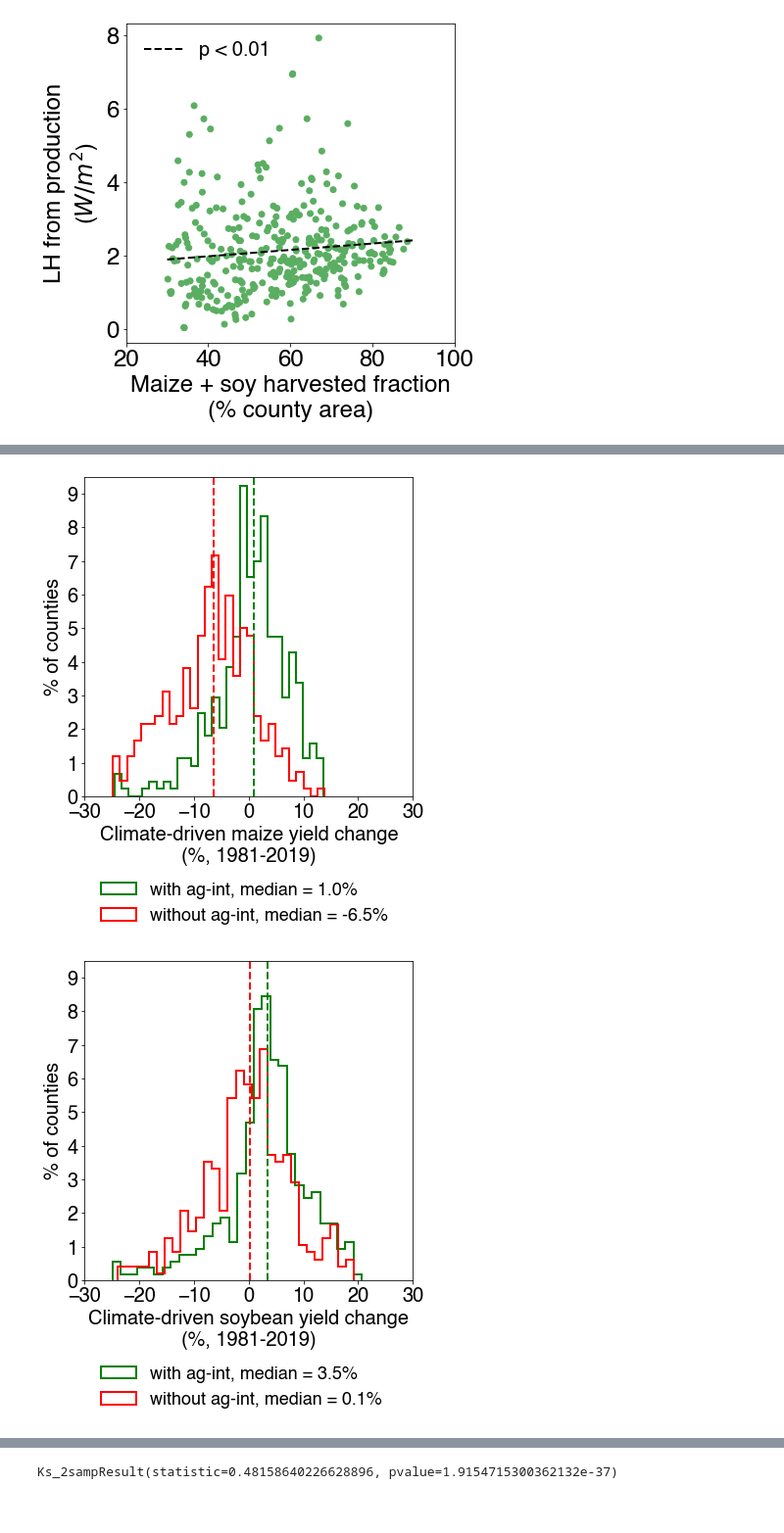
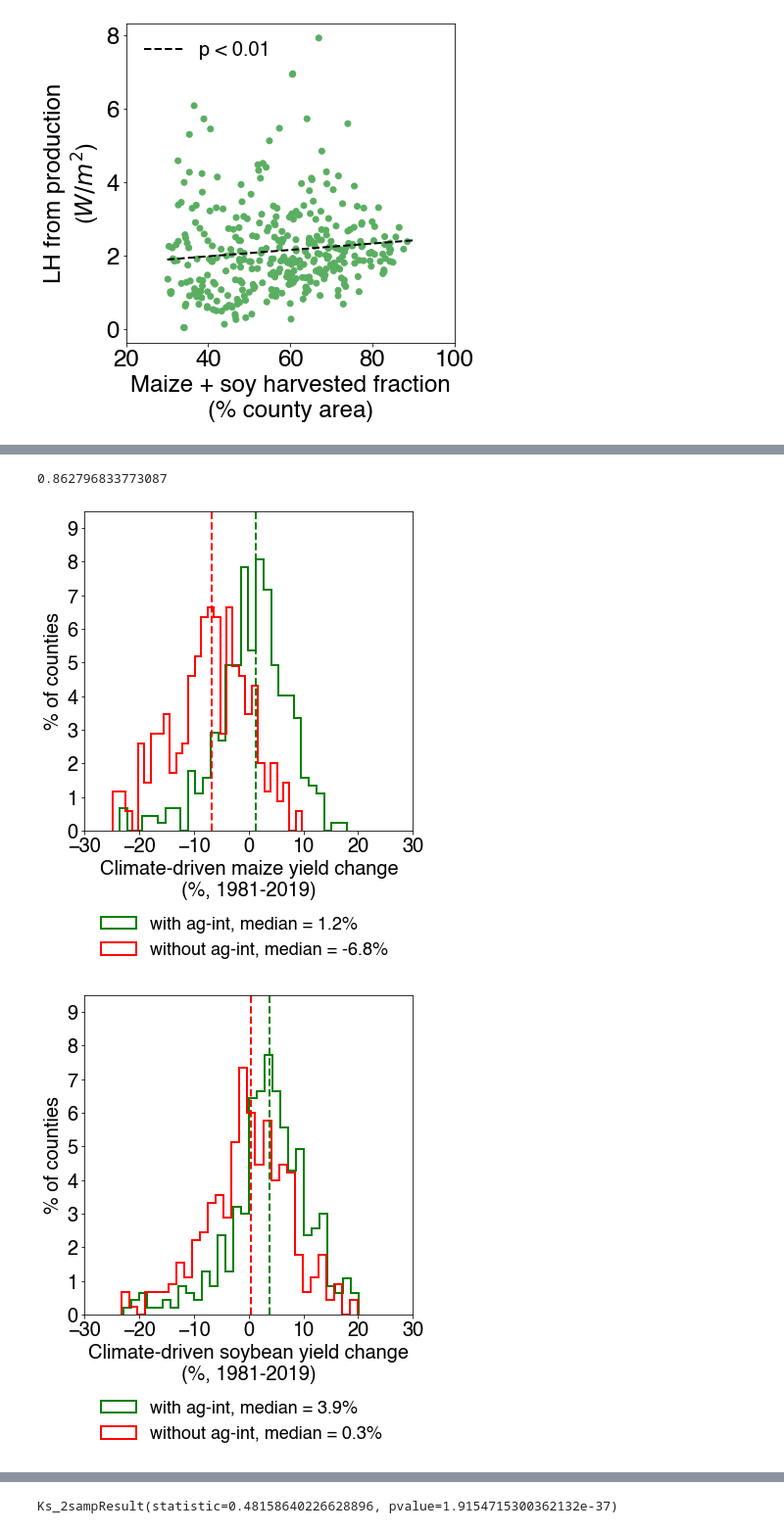
Before and after one commit to ecoffel/2020-ag-climate, a Jupyter notebook: ag_crop_climate_feedback_analysis_2.ipynb, the cells around one changed output, grey strips where cells are left out. Shown at 98% size. Drawn from its saved outputs; the diff is of its cells as text; code cells hidden in the pictures.

```diff
--- a/ag_crop_climate_feedback_analysis_2.ipynb
+++ b/ag_crop_climate_feedback_analysis_2.ipynb
@@ -1467,5 +189,5 @@ with gzip.open('cc-feedback-analysis.dat', 'wb') as f:
 # %%
-with gzip.open('cc-feedback-analysis-100-100.dat', 'rb') as f:
+with gzip.open('cc-feedback-analysis-%d-%d-new.dat'%(n_bootstraps, n_samples), 'rb') as f:
     ccFeedbackAnalysis = pickle.load(f)
 # %%
 fipsSel = ccFeedbackAnalysis['fipsSel']
@@ -1651,7 +322,7 @@ l1.get_frame().set_linewidth(0)
 # %%
 # calculate mean yield, kdd, gdd, and trends across all counties to use for percent corrections in maps below
+
 curCountyList = usCounties.copy()
-useDeepak = False
 
 countyAcAll = np.array([np.nanmean(a) for a in usCounties['maizeCountyArea']])
 haMaizeAllAc = np.array([np.nanmean(a) for a in usCounties['maizeHarvestedArea']])
@@ -1763,9 +434,25 @@ else:
             else:
                 totalHaTrendAll[c] += mdl.params[1]
 
-nn = np.where((totalProdTrendAll > 0) & (~np.isnan(np.nanmedian(np.nanmedian(lhFromFeedback,axis=2), axis=1))) & (~np.isnan(haTotalFracAll)) & (mdl_LH_Y_PValues['TotalProd_DetrendAnom'] < 0.05))[0]
-nnIr = np.where((totalProdTrendAll > 0) & (~np.isnan(np.nanmedian(np.nanmedian(lhFromFeedback,axis=2), axis=1))) & (~np.isnan(haTotalFracAll)) & (~np.isnan(irSel)) & (mdl_LH_Y_PValues['TotalProd_DetrendAnom'] < 0.05))[0]
-nnNonIr = np.where((totalProdTrendAll > 0) & (~np.isnan(np.nanmedian(np.nanmedian(lhFromFeedback,axis=2), axis=1))) & (~np.isnan(haTotalFracAll)) & (np.isnan(irSel))& (mdl_LH_Y_PValues['TotalProd_DetrendAnom'] < 0.05))[0]
+nn = np.where((totalProdTrendAll > 0) & \
+              (~np.isnan(np.nanmedian(np.nanmedian(lhFromFeedback,axis=2), axis=1))) & \
+              (~np.isnan(haTotalFracAll)) & \
+              (np.nansum(mdl_LH_Y_PValues['TotalProd_DetrendAnom'] < 0.05, axis=1) > 50))[0]
+
+nnIr = np.where((totalProdTrendAll > 0) & \
+                (~np.isnan(np.nanmedian(np.nanmedian(lhFromFeedback,axis=2), axis=1))) & \
+                (~np.isnan(haTotalFracAll)) & (~np.isnan(irSel)) & \
+                (np.nansum(mdl_LH_Y_PValues['TotalProd_DetrendAnom'] < 0.05, axis=1) > 50))[0]
+
+nnNonIr = np.where((totalProdTrendAll > 0) & \
+                   (~np.isnan(np.nanmedian(np.nanmedian(lhFromFeedback,axis=2), axis=1))) & \
+                   (~np.isnan(haTotalFracAll)) & \
+                   (np.isnan(irSel)) & \
+                   (np.nansum(mdl_LH_Y_PValues['TotalProd_DetrendAnom'] < 0.05, axis=1) > 50))[0]
+
+nnAll = np.where((~np.isnan(np.nanmedian(np.nanmedian(lhFromFeedback,axis=2), axis=1))) & \
+                   (~np.isnan(haTotalFracAll)) & \
+                   (np.isnan(irSel)))[0]
 # noOutlierInd = np.where((abs(scipy.stats.zscore(lhFromFeedback[nn]/haTotalFracAll[nn])) < 1))[0]
 adjNn = nn#[noOutlierInd]
 # adjNnIr = np.intersect1d(adjNn, irSel)
@@ -1822,3 +674,5 @@ np.nanmedian(mdl_LH_Y_Coefs['TotalProd_DetrendAnom'][nnIr])
+# %%
+NYears = usCounties['seasonalPrecip'][2].size
 # %%
 # fraction counties with positive signficant prod coefficient
 
@@ -2377,9 +1237,15 @@ maizeYieldChgNoAgInt = np.reshape(maizeYieldChgNoAgInt, [maizeYieldChgNoAgInt.si
+# %%
+len(nnNonIr)/len(adjNn)
+# %% [output]
+0.862796833773087
 # %%
 from scipy.stats import norm
 
+cur_nn = adjNn#nnNonIr
+
 # convert these trends back to changes over the time period
-nnAgInt = adjNn[np.where(~np.isnan((maizeYieldChgFeedbackWithAgInt[adjNn,0,0]*NYears/10)/np.nanmean(countyMaizeYield[adjNn], axis=1)*100))[0]]
-nnNoAgInt = adjNn[np.where(~np.isnan((maizeYieldChgFeedbackWithoutAgInt[adjNn,0,0]*NYears/10)/np.nanmean(countyMaizeYield[adjNn], axis=1)*100))[0]]
+nnAgInt = cur_nn[np.where(~np.isnan((maizeYieldChgFeedbackWithAgInt[cur_nn,0,0]*NYears/10)/np.nanmean(countyMaizeYield[cur_nn], axis=1)*100))[0]]
+nnNoAgInt = cur_nn[np.where(~np.isnan((maizeYieldChgFeedbackWithoutAgInt[cur_nn,0,0]*NYears/10)/np.nanmean(countyMaizeYield[cur_nn], axis=1)*100))[0]]
 
 maizeYieldChgAgInt = (np.nanmean(np.nanmean(maizeYieldChgFeedbackWithAgInt[nnAgInt, :, :], axis=2), axis=1)*NYears/10)/np.nanmean(countyMaizeYield[nnAgInt], axis=1)*100
 maizeYieldChgNoAgInt = (np.nanmean(np.nanmean(maizeYieldChgFeedbackWithoutAgInt[nnNoAgInt, :, :], axis=2), axis=1)*NYears/10)/np.nanmean(countyMaizeYield[nnNoAgInt], axis=1)*100
@@ -2424,18 +1290,20 @@ plt.xticks([-30, -20, -10, 0, 10, 20, 30], fontsize=20)
 leg = plt.legend(prop = {'size':18, 'family':'Helvetica'}, loc = 'lower left', bbox_to_anchor=(0, -.45))
 leg.get_frame().set_linewidth(0.0)
 
-# if useDeepak:
-#     plt.savefig('maize-yield-chg-with-and-without-feedback-deepak-%s.png'%wxData, format='png', dpi=500, bbox_inches = 'tight', pad_inches = 0.01)
-# else:
-#     plt.savefig('maize-yield-chg-with-and-without-feedback-nass-%s.png'%wxData, format='png', dpi=500, bbox_inches = 'tight', pad_inches = 0.01)
+if useDeepak:
+    plt.savefig('maize-yield-chg-with-and-without-feedback-deepak-%s.png'%wxData, format='png', dpi=500, bbox_inches = 'tight', pad_inches = 0.01)
+else:
+    plt.savefig('maize-yield-chg-with-and-without-feedback-nass-%s-unc-%d-%d.png'%(wxData, n_samples, n_bootstraps), format='png', dpi=500, bbox_inches = 'tight', pad_inches = 0.02)
 # %% [output]
-[figure, old version]
+[figure, new version]
 # %%
 from scipy.stats import norm
 
+cur_nn = adjNn#nnNonIr
+
 # convert these trends back to changes over the time period
-nnAgInt = adjNn[np.where(~np.isnan((soybeanYieldChgFeedbackWithAgInt[adjNn, 0, 0]*NYears/10)/np.nanmean(countySoybeanYield[adjNn], axis=1)*100))[0]]
-nnNoAgInt = adjNn[np.where(~np.isnan((soybeanYieldChgFeedbackWithoutAgInt[adjNn, 0, 0]*NYears/10)/np.nanmean(countySoybeanYield[adjNn], axis=1)*100))[0]]
+nnAgInt = cur_nn[np.where(~np.isnan((soybeanYieldChgFeedbackWithAgInt[cur_nn, 0, 0]*NYears/10)/np.nanmean(countySoybeanYield[cur_nn], axis=1)*100))[0]]
+nnNoAgInt = cur_nn[np.where(~np.isnan((soybeanYieldChgFeedbackWithoutAgInt[cur_nn, 0, 0]*NYears/10)/np.nanmean(countySoybeanYield[cur_nn], axis=1)*100))[0]]
 
 soybeanYieldChgAgInt = (np.nanmean(np.nanmean(soybeanYieldChgFeedbackWithAgInt[nnAgInt, :, :], axis=2), axis=1)*NYears/10)/np.nanmean(countySoybeanYield[nnAgInt], axis=1)*100
 soybeanYieldChgNoAgInt = (np.nanmean(np.nanmean(soybeanYieldChgFeedbackWithoutAgInt[nnNoAgInt, :, :], axis=2), axis=1)*NYears/10)/np.nanmean(countySoybeanYield[nnNoAgInt], axis=1)*100
@@ -2454,38 +1322,38 @@ elif wxData == 'gldas':
 histAgIntN, histAgIntBins, histAgIntPatches = plt.hist(soybeanYieldChgAgInt, bins=30, density=True, histtype='step', color='g', lw=2, \
                                                        label='with ag-int, median = %0.1f%%'%np.nanmedian(soybeanYieldChgAgInt))
 
 histNoAgIntN, histNoAgIntBins, histNoAgIntPatches = plt.hist(soybeanYieldChgNoAgInt, bins=30, density=True, histtype='step', color='r', lw=2, \
                                                              label='without ag-int, median = %0.1f%%'%np.nanmedian(soybeanYieldChgNoAgInt))
 
 if wxData == 'era5':
 #     plt.plot([0,0], [0,0.09], '-k', lw=2)
     plt.plot([np.nanmedian(soybeanYieldChgAgInt),np.nanmedian(soybeanYieldChgAgInt)], [0,0.095], '--g', lw=2)
     plt.plot([np.nanmedian(soybeanYieldChgNoAgInt),np.nanmedian(soybeanYieldChgNoAgInt)], [0,0.095], '--r', lw=2)
 elif wxData == 'gldas':
     plt.plot([0,0], [0,0.1], '-k', lw=2)
     plt.plot([np.nanmedian(soybeanYieldChgAgInt),np.nanmedian(soybeanYieldChgAgInt)], [0,0.1], '--g', lw=2)
     plt.plot([np.nanmedian(soybeanYieldChgNoAgInt),np.nanmedian(soybeanYieldChgNoAgInt)], [0,0.1], '--r', lw=2)
 \
 plt.xlabel('Climate-driven soybean yield change\n(%, 1981-2019)', fontsize=20)
 plt.ylabel('% of counties', fontsize=20)
 if wxData == 'era5':
     plt.yticks([0, .01, .02, .03, .04, .05, .06, .07, .08, .09], fontsize=20)
     plt.gca().set_yticklabels([0,1,2,3,4,5,6,7, 8, 9], fontsize=20)
 elif wxData == 'gldas':
     plt.yticks([0, .01, .02, .03, .04, .05, .06, .07, .08, .09, .1], fontsize=20)
     plt.gca().set_yticklabels([0,1,2,3,4,5,6,7,8,9,10], fontsize=20)
 
 plt.xticks([-30, -20, -10, 0, 10, 20, 30], fontsize=20)
 
 leg = plt.legend(prop = {'size':18, 'family':'Helvetica'}, loc = 'lower left', bbox_to_anchor=(0, -.45))
 leg.get_frame().set_linewidth(0.0)
 
-# if useDeepak:
-#     plt.savefig('soybean-yield-chg-with-and-without-feedback-deepak-%s.png'%wxData, format='png', dpi=500, bbox_inches = 'tight', pad_inches = 0.01)
-# else:
-#     plt.savefig('soybean-yield-chg-with-and-without-feedback-nass-%s.png'%wxData, format='png', dpi=500, bbox_inches = 'tight', pad_inches = 0.01)
+if useDeepak:
+    plt.savefig('soybean-yield-chg-with-and-without-feedback-deepak-%s.png'%wxData, format='png', dpi=500, bbox_inches = 'tight', pad_inches = 0.01)
+else:
+    plt.savefig('soybean-yield-chg-with-and-without-feedback-nass-%s-unc-%d-%d.png'%(wxData, n_samples, n_bootstraps), format='png', dpi=500, bbox_inches = 'tight', pad_inches = 0.01)
 # %% [output]
-[figure, old version]
+[figure, new version]
 # %%
 scipy.stats.ttest_1samp(soybeanYieldChgNoAgInt, 0)
 # %%
```
Also changed, not shown: parts of 49 cells of this notebook, 3 other files.
